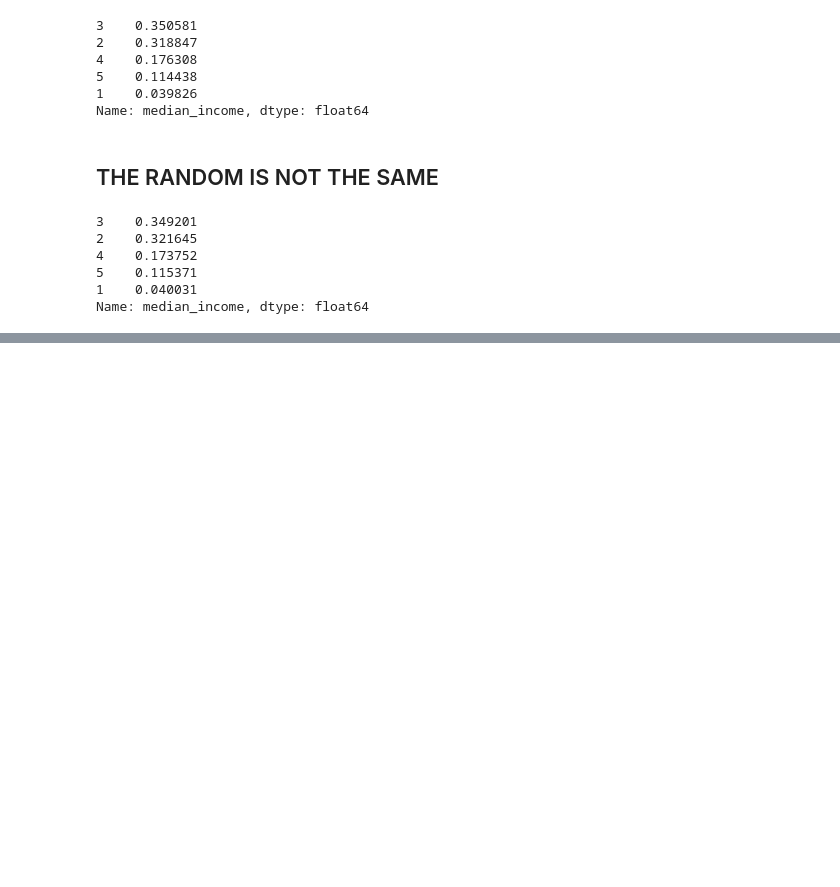
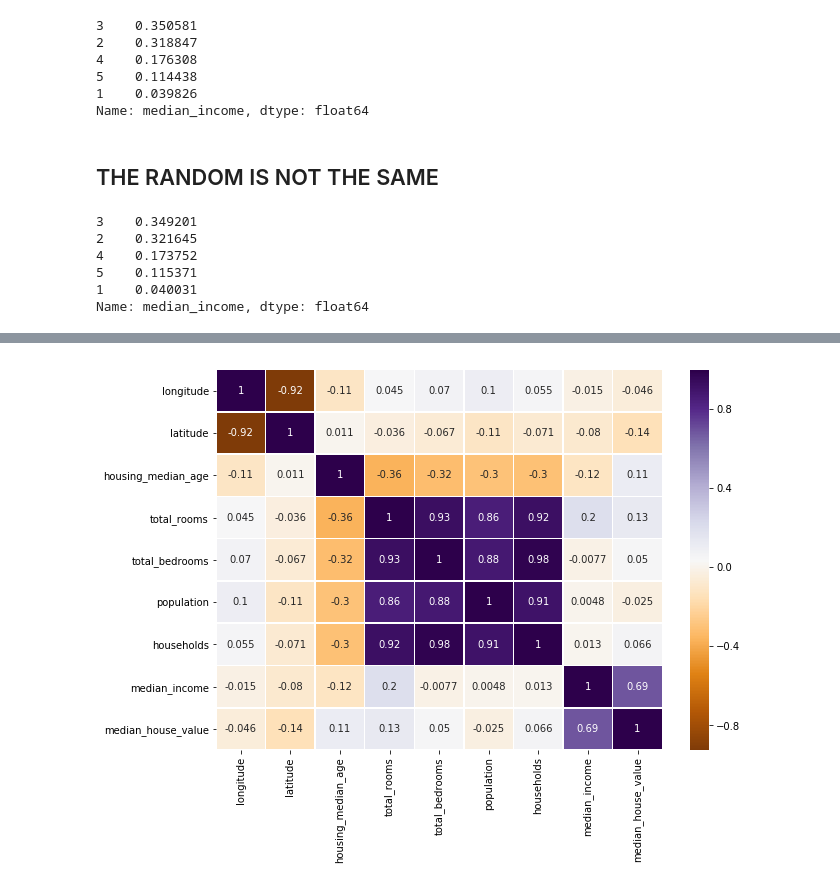
Before and after one commit to DiaDeMuertos/JupiterBase, a Jupyter notebook: Hands-on Machine Learning/Chapter #02.ipynb, the cells around one changed output, grey strips where cells are left out. Cells and saved outputs as stored; diff of their text form; code cells hidden in the pictures; blank space fills up the shorter version.

```diff
--- a/Hands-on Machine Learning/Chapter #02.ipynb
+++ b/Hands-on Machine Learning/Chapter #02.ipynb
@@ -145,0 +169,3 @@ Name: median_income, dtype: float64
+# %%
+corr_matrix = df.corr()
+corr_matrix["median_house_value"].sort_values(ascending=False)
@@ -145,0 +196,6 @@ Name: median_income, dtype: float64
+# %%
+plt.figure(figsize=(10, 7))
+sns.heatmap(corr_matrix, linewidths=0.5, annot=True, cmap="PuOr")
+plt.show()
+# %% [output]
+[figure, added]
```
Also changed, not shown: parts of 16 cells of this notebook.
